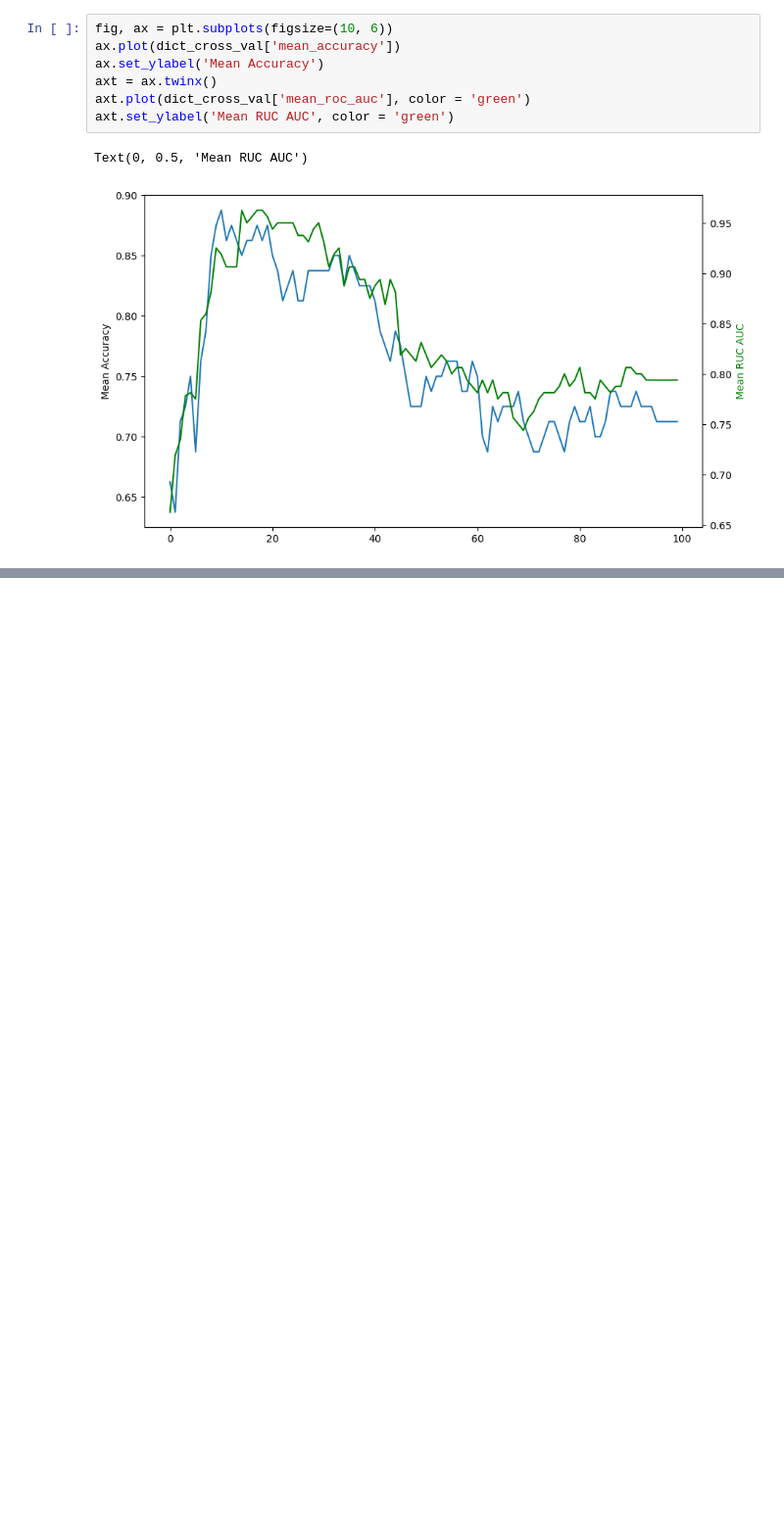
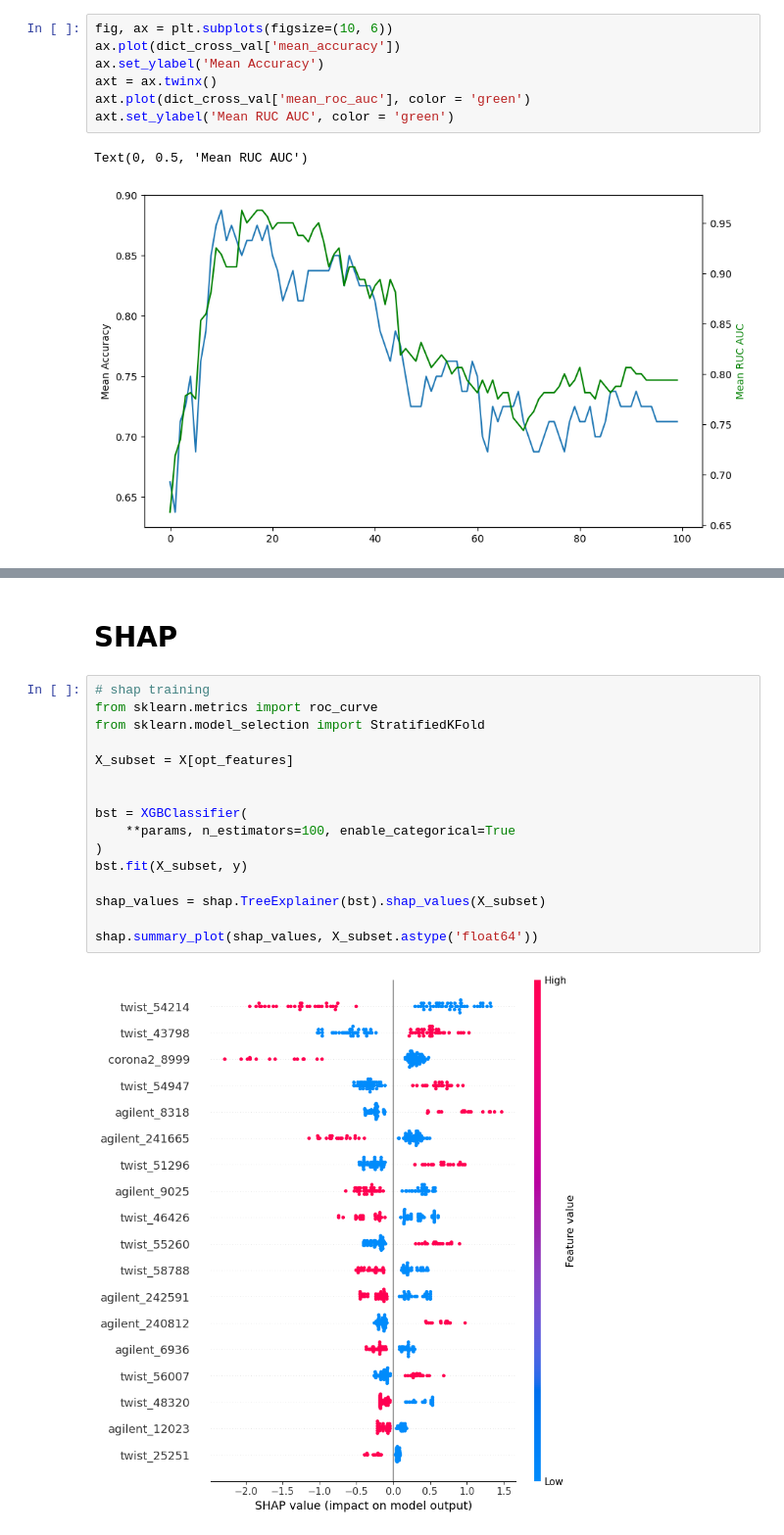
Before and after one commit to SysBioengLab/PhIP-seq-IBD-PUC, a Jupyter notebook: src/shap_selected_peptides.ipynb, the cells around one changed output, grey strips where cells are left out. Shown at 98% size. Cells and saved outputs as stored; diff of their text form; blank space fills up the shorter version.

```diff
--- a/src/shap_selected_peptides.ipynb
+++ b/src/shap_selected_peptides.ipynb
@@ -94,0 +142,20 @@ Optimal number of features: 18.0
+# %% [markdown]
+# SHAP
+# %%
+# shap training
+from sklearn.metrics import roc_curve
+from sklearn.model_selection import StratifiedKFold
+
+X_subset = X[opt_features]
+
+
+bst = XGBClassifier(
+    **params, n_estimators=100, enable_categorical=True
+)
+bst.fit(X_subset, y)
+
+shap_values = shap.TreeExplainer(bst).shap_values(X_subset)
+
+shap.summary_plot(shap_values, X_subset.astype('float64'))
+# %% [output]
+[figure, added]
```
Also changed, not shown: parts of 7 cells of this notebook, 3 other files.
